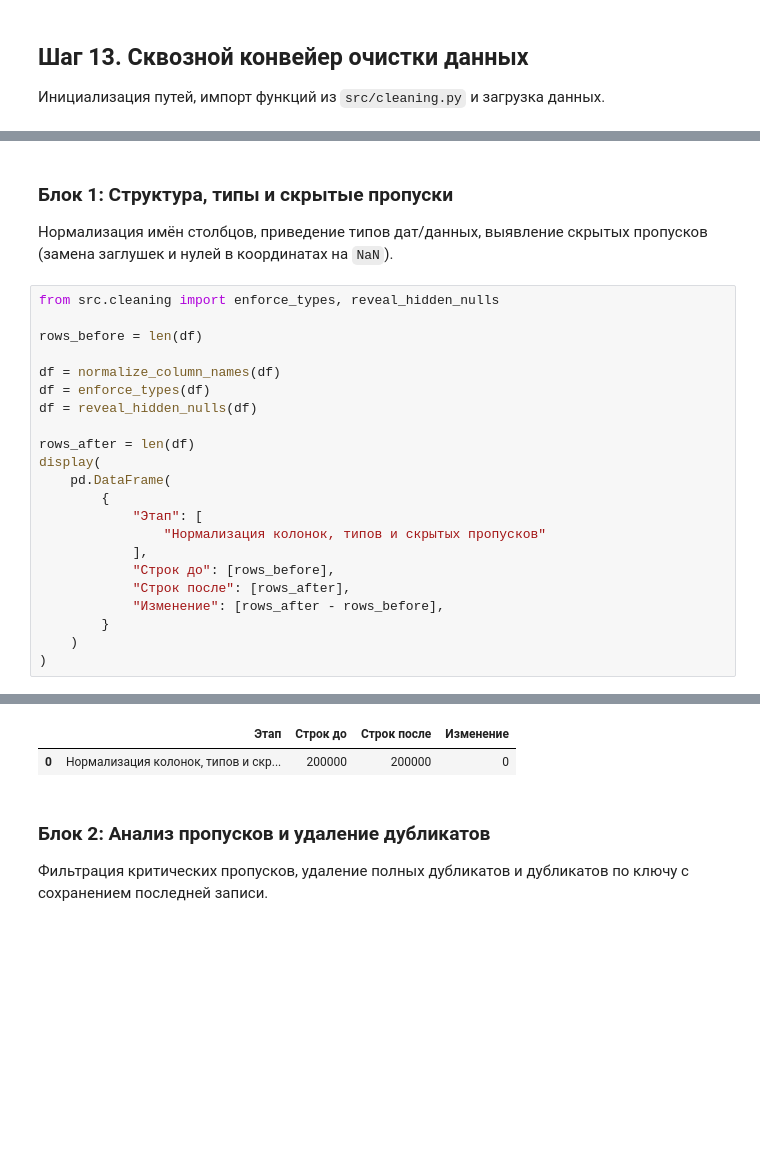
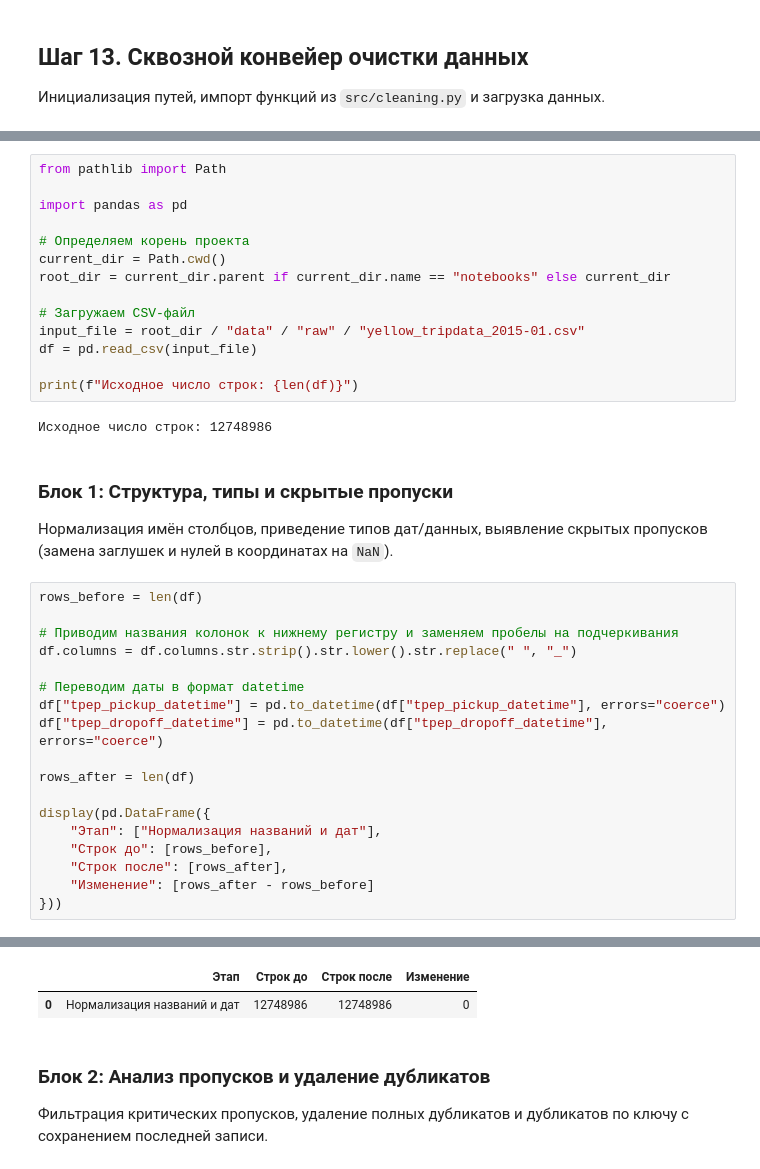
Before and after one commit to banana550/nyc_taxi, a Jupyter notebook: notebooks/02_data_cleaning.ipynb, the cells around one changed output, grey strips where cells are left out. Saved outputs shown, nothing was run; the diff lists cells and outputs as text; blank space fills up the shorter version.

```diff
--- a/notebooks/02_data_cleaning.ipynb
+++ b/notebooks/02_data_cleaning.ipynb
@@ -221,26 +206,38 @@ print(f"Исходное число строк: {len(df)}")
+# %%
+from pathlib import Path
+
+import pandas as pd
+
+# Определяем корень проекта
+current_dir = Path.cwd()
+root_dir = current_dir.parent if current_dir.name == "notebooks" else current_dir
+
+# Загружаем CSV-файл
+input_file = root_dir / "data" / "raw" / "yellow_tripdata_2015-01.csv"
+df = pd.read_csv(input_file)
+
+print(f"Исходное число строк: {len(df)}")
+# %% [output]
+Исходное число строк: 12748986
 # %% [markdown]
 ### Блок 1: Структура, типы и скрытые пропуски
 Нормализация имён столбцов, приведение типов дат/данных, выявление скрытых пропусков (замена заглушек и нулей в координатах на `NaN`).
 # %%
-from src.cleaning import enforce_types, reveal_hidden_nulls
-
 rows_before = len(df)
 
-df = normalize_column_names(df)
-df = enforce_types(df)
-df = reveal_hidden_nulls(df)
+# Приводим названия колонок к нижнему регистру и заменяем пробелы на подчеркивания
+df.columns = df.columns.str.strip().str.lower().str.replace(" ", "_")
+
+# Переводим даты в формат datetime
+df["tpep_pickup_datetime"] = pd.to_datetime(df["tpep_pickup_datetime"], errors="coerce")
+df["tpep_dropoff_datetime"] = pd.to_datetime(df["tpep_dropoff_datetime"], errors="coerce")
 
 rows_after = len(df)
-display(
-    pd.DataFrame(
-        {
-            "Этап": [
-                "Нормализация колонок, типов и скрытых пропусков"
-            ],
-            "Строк до": [rows_before],
-            "Строк после": [rows_after],
-            "Изменение": [rows_after - rows_before],
-        }
-    )
-)
+
+display(pd.DataFrame({
+    "Этап": ["Нормализация названий и дат"],
+    "Строк до": [rows_before],
+    "Строк после": [rows_after],
+    "Изменение": [rows_after - rows_before]
+}))
 # %% [output]
@@ -254,5 +244,5 @@ display(
 |  | Этап | Строк до | Строк после | Изменение |
-| 0 | Нормализация колонок, типов и скр... | 200000 | 200000 | 0 |
+| 0 | Нормализация названий и дат | 12748986 | 12748986 | 0 |
 # %% [markdown]
 ### Блок 2: Анализ пропусков и удаление дубликатов
 Фильтрация критических пропусков, удаление полных дубликатов и дубликатов по ключу с сохранением последней записи.
```
Also changed, not shown: parts of 9 cells of this notebook, 10 other files.
